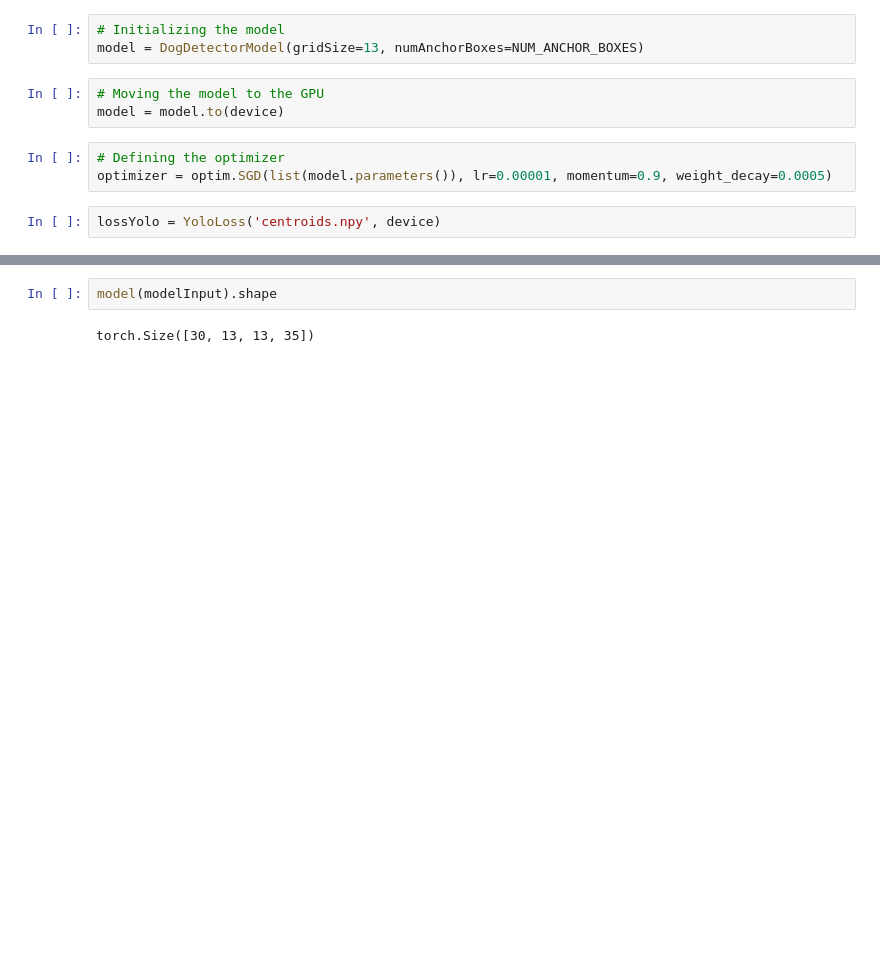
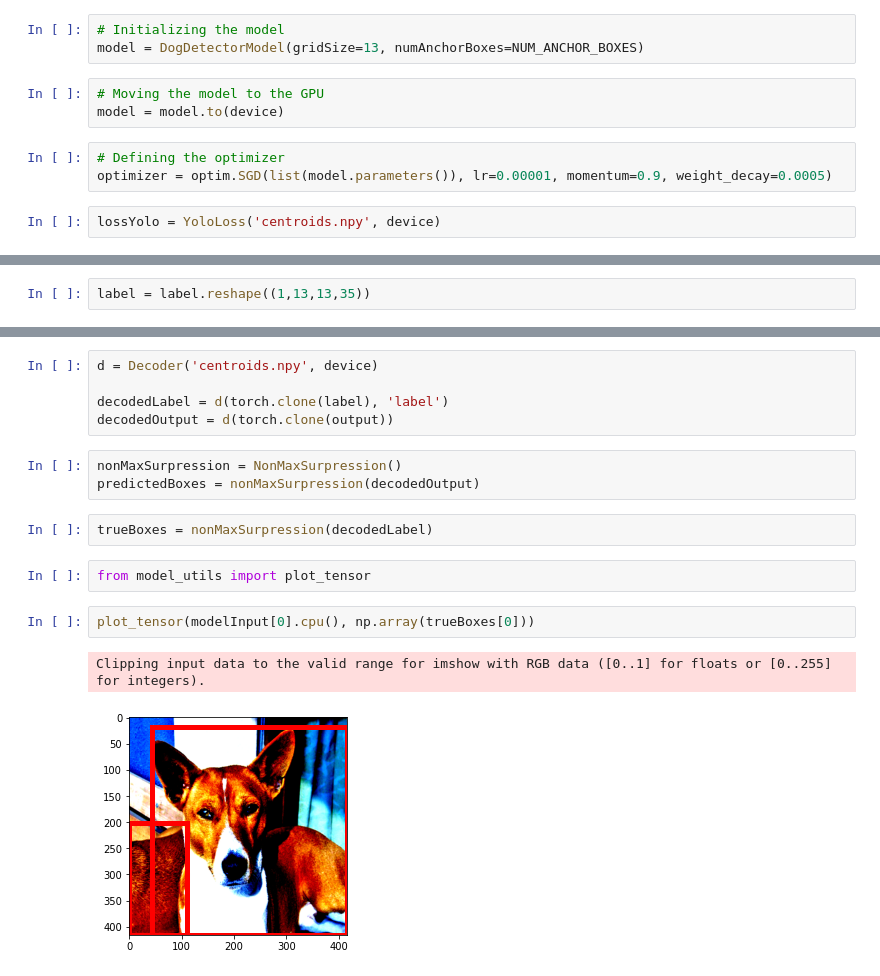
Before and after one commit to avickars/Dog-Application, a Jupyter notebook: dog-detection-model/model_training.ipynb, the cells around one changed output, grey strips where cells are left out. Saved outputs shown, nothing was run; the diff lists cells and outputs as text; blank space fills up the shorter version.

Commit message:
coded nonmax surpression #21

```diff
--- a/dog-detection-model/model_training.ipynb
+++ b/dog-detection-model/model_training.ipynb
@@ -50,0 +58,2 @@ lossYolo = YoloLoss('centroids.npy', device)
+# %%
+label = label.reshape((1,13,13,35))
@@ -121,4 +129,17 @@ KeyboardInterrupt:
-# %%
-model(modelInput).shape
-# %% [output]
-torch.Size([30, 13, 13, 35])
+# %%
+d = Decoder('centroids.npy', device)
+
+decodedLabel = d(torch.clone(label), 'label')
+decodedOutput = d(torch.clone(output))
+# %%
+nonMaxSurpression = NonMaxSurpression()
+predictedBoxes = nonMaxSurpression(decodedOutput)
+# %%
+trueBoxes = nonMaxSurpression(decodedLabel)
+# %%
+from model_utils import plot_tensor
+# %%
+plot_tensor(modelInput[0].cpu(), np.array(trueBoxes[0]))
+# %% [output]
+Clipping input data to the valid range for imshow with RGB data ([0..1] for floats or [0..255] for integers).
+[figure, added]
```
Also changed, not shown: parts of 6 cells of this notebook, 7 other files.
